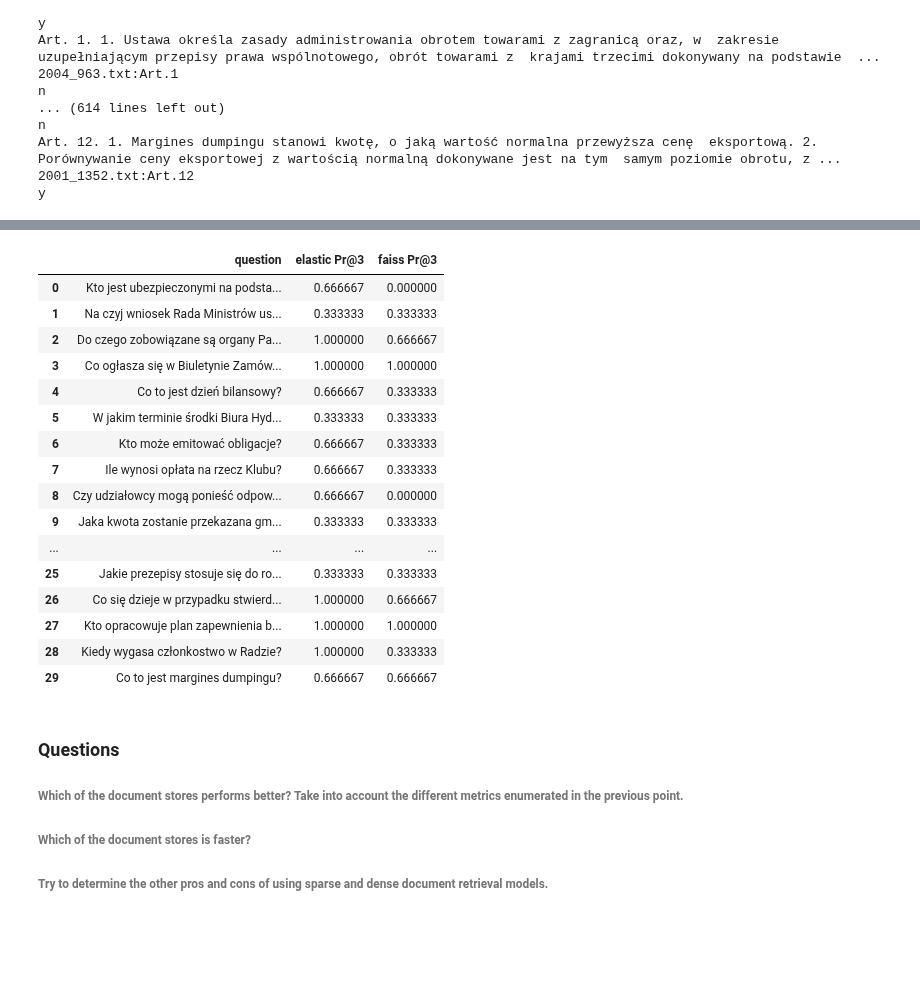
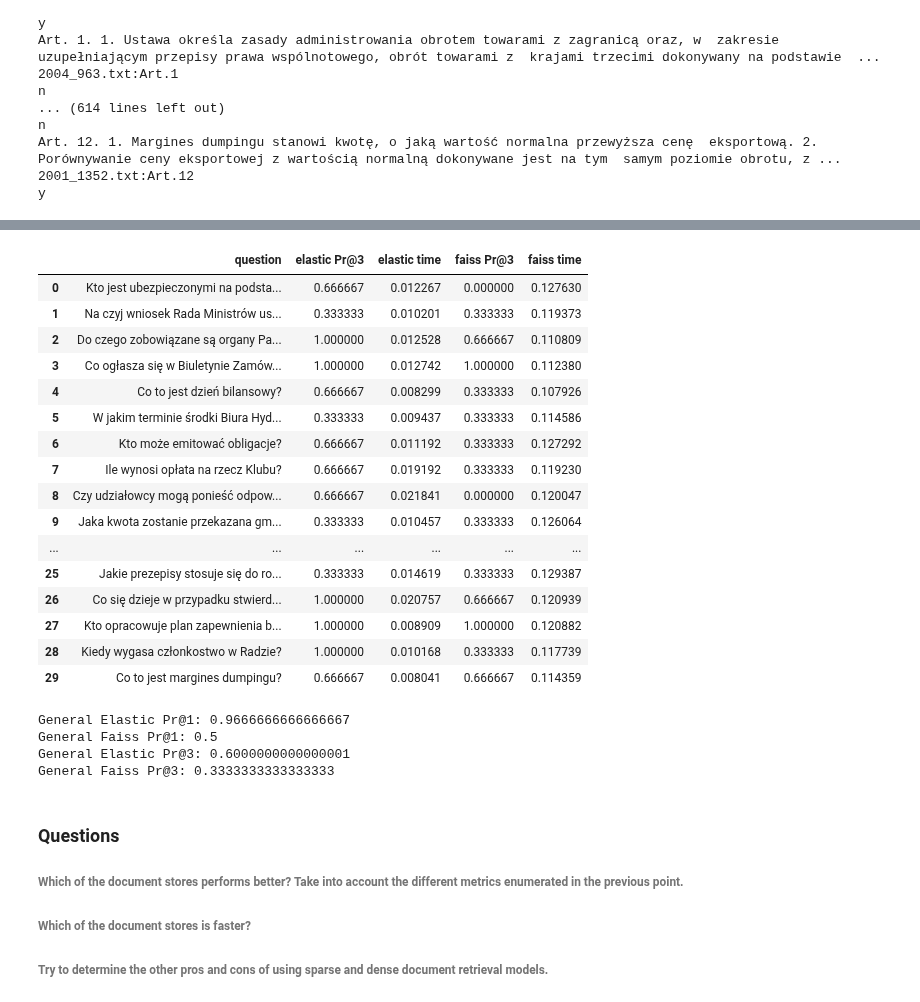
Before and after one commit to arkadiuss/nlp, a Jupyter notebook: 9_neural_search/9_neural_search.ipynb, the cells around one changed output, grey strips where cells are left out. Saved outputs shown, nothing was run; the diff lists cells and outputs as text; code cells hidden in the pictures; blank space fills up the shorter version.

```diff
--- a/9_neural_search/9_neural_search.ipynb
+++ b/9_neural_search/9_neural_search.ipynb
@@ -9,4 +9,4 @@ import random
 import pandas as pd
 # %%
 elastic_store = ElasticsearchDocumentStore()
-faiss_store = FAISSDocumentStore.load("faiss_document_store.db") # FAISSDocumentStore(faiss_index_factory_str="Flat")
+faiss_store = FAISSDocumentStore(faiss_index_factory_str="Flat")
@@ -258,23 +284,34 @@ NameError: name 'questions' is not defined
 # %%
-PrAtNAll(3)
+resultsAt3 = PrAtNAll(3)
+resultsAt3
 # %% [output]
-|  | question | elastic Pr@3 | faiss Pr@3 |
-| 0 | Kto jest ubezpieczonymi na podsta... | 0.666667 | 0.000000 |
-| 1 | Na czyj wniosek Rada Ministrów us... | 0.333333 | 0.333333 |
-| 2 | Do czego zobowiązane są organy Pa... | 1.000000 | 0.666667 |
-| 3 | Co ogłasza się w Biuletynie Zamów... | 1.000000 | 1.000000 |
-| 4 | Co to jest dzień bilansowy? | 0.666667 | 0.333333 |
-| 5 | W jakim terminie środki Biura Hyd... | 0.333333 | 0.333333 |
-| 6 | Kto może emitować obligacje? | 0.666667 | 0.333333 |
-| 7 | Ile wynosi opłata na rzecz Klubu? | 0.666667 | 0.333333 |
-| 8 | Czy udziałowcy mogą ponieść odpow... | 0.666667 | 0.000000 |
-| 9 | Jaka kwota zostanie przekazana gm... | 0.333333 | 0.333333 |
-| ... | ... | ... | ... |
-| 25 | Jakie prezepisy stosuje się do ro... | 0.333333 | 0.333333 |
-| 26 | Co się dzieje w przypadku stwierd... | 1.000000 | 0.666667 |
-| 27 | Kto opracowuje plan zapewnienia b... | 1.000000 | 1.000000 |
-| 28 | Kiedy wygasa członkostwo w Radzie? | 1.000000 | 0.333333 |
-| 29 | Co to jest margines dumpingu? | 0.666667 | 0.666667 |
+|  | question | elastic Pr@3 | elastic time | faiss Pr@3 | faiss time |
+| 0 | Kto jest ubezpieczonymi na podsta... | 0.666667 | 0.012267 | 0.000000 | 0.127630 |
+| 1 | Na czyj wniosek Rada Ministrów us... | 0.333333 | 0.010201 | 0.333333 | 0.119373 |
+| 2 | Do czego zobowiązane są organy Pa... | 1.000000 | 0.012528 | 0.666667 | 0.110809 |
+| 3 | Co ogłasza się w Biuletynie Zamów... | 1.000000 | 0.012742 | 1.000000 | 0.112380 |
+| 4 | Co to jest dzień bilansowy? | 0.666667 | 0.008299 | 0.333333 | 0.107926 |
+| 5 | W jakim terminie środki Biura Hyd... | 0.333333 | 0.009437 | 0.333333 | 0.114586 |
+| 6 | Kto może emitować obligacje? | 0.666667 | 0.011192 | 0.333333 | 0.127292 |
+| 7 | Ile wynosi opłata na rzecz Klubu? | 0.666667 | 0.019192 | 0.333333 | 0.119230 |
+| 8 | Czy udziałowcy mogą ponieść odpow... | 0.666667 | 0.021841 | 0.000000 | 0.120047 |
+| 9 | Jaka kwota zostanie przekazana gm... | 0.333333 | 0.010457 | 0.333333 | 0.126064 |
+| ... | ... | ... | ... | ... | ... |
+| 25 | Jakie prezepisy stosuje się do ro... | 0.333333 | 0.014619 | 0.333333 | 0.129387 |
+| 26 | Co się dzieje w przypadku stwierd... | 1.000000 | 0.020757 | 0.666667 | 0.120939 |
+| 27 | Kto opracowuje plan zapewnienia b... | 1.000000 | 0.008909 | 1.000000 | 0.120882 |
+| 28 | Kiedy wygasa członkostwo w Radzie? | 1.000000 | 0.010168 | 0.333333 | 0.117739 |
+| 29 | Co to jest margines dumpingu? | 0.666667 | 0.008041 | 0.666667 | 0.114359 |
+# %%
+print(f"General Elastic Pr@1: {resultsAt1['elastic Pr@1'].mean()}")
+print(f"General Faiss Pr@1: {resultsAt1['faiss Pr@1'].mean()}")
+print(f"General Elastic Pr@3: {resultsAt3['elastic Pr@3'].mean()}")
+print(f"General Faiss Pr@3: {resultsAt3['faiss Pr@3'].mean()}")
+# %% [output]
+General Elastic Pr@1: 0.9666666666666667
+General Faiss Pr@1: 0.5
+General Elastic Pr@3: 0.6000000000000001
+General Faiss Pr@3: 0.3333333333333333
 # %% [markdown]
 ### Questions
 
```
Also changed, not shown: parts of 5 cells of this notebook, 1 other file.
